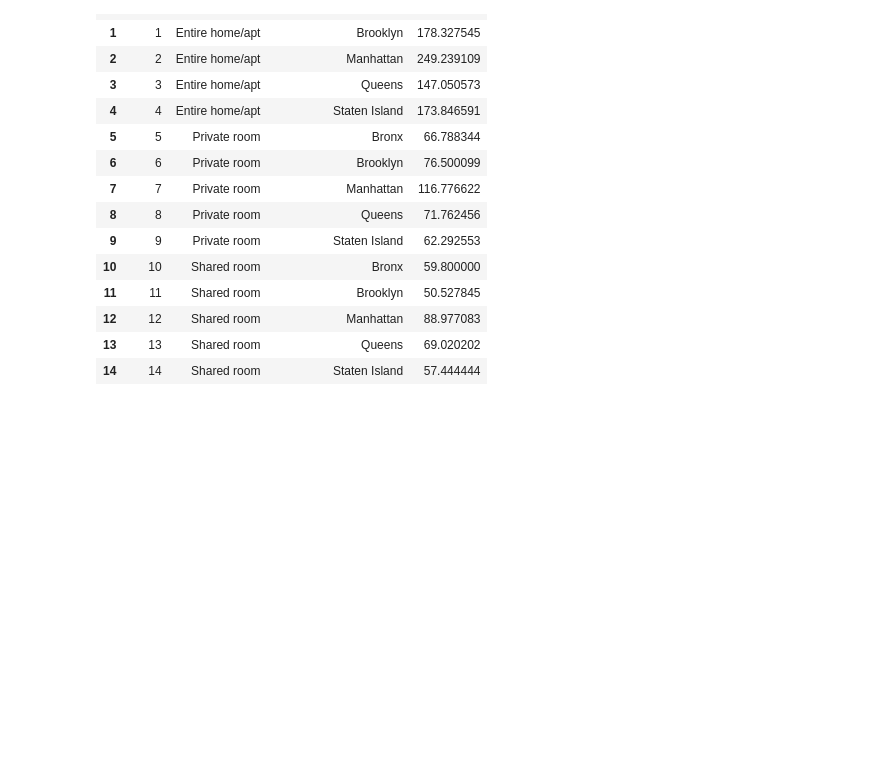
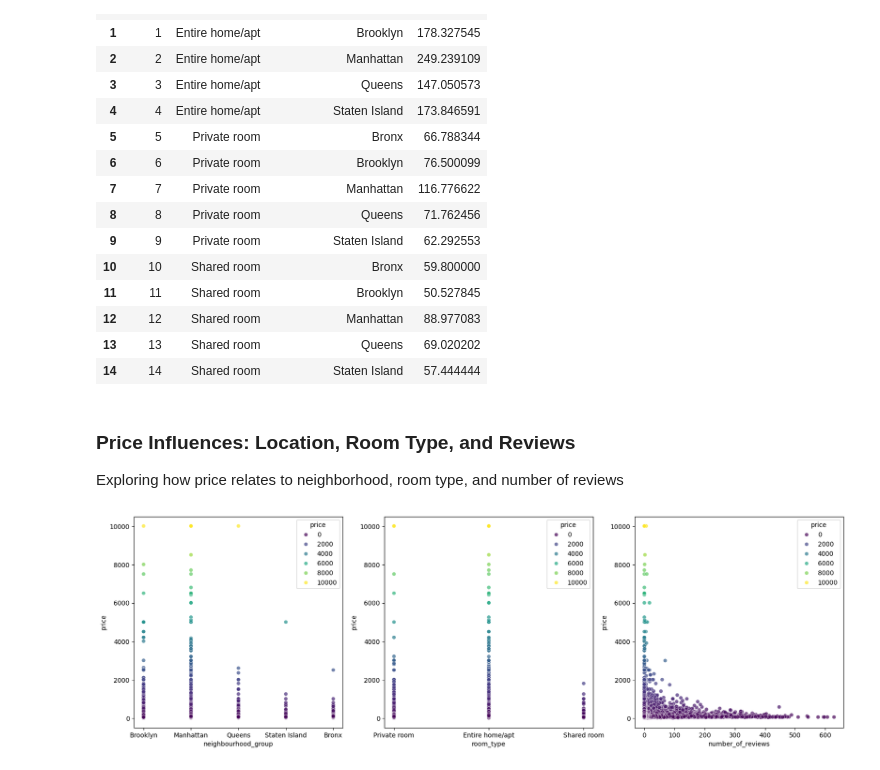
Before and after one commit to msalaverri/machine-learning-python-msalaverri, a Jupyter notebook: src/explore.ipynb, the cells around one changed output. Saved outputs shown, nothing was run; the diff lists cells and outputs as text; code cells hidden in the pictures; blank space fills up the shorter version.

```diff
--- a/src/explore.ipynb
+++ b/src/explore.ipynb
@@ -291,3 +309,17 @@ avg_price_combined.reset_index()
 | 12 | 12 | Shared room | Manhattan | 88.977083 |
 | 13 | 13 | Shared room | Queens | 69.020202 |
 | 14 | 14 | Shared room | Staten Island | 57.444444 |
+# %% [markdown]
+### Price Influences: Location, Room Type, and Reviews
+
+Exploring how price relates to neighborhood, room type, and number of reviews
+# %%
+fig, axis = plt.subplots(figsize = (20, 6), ncols = 3)
+
+sns.scatterplot(ax = axis[0], data=df, x='neighbourhood_group', y='price', hue='price', palette='viridis', alpha=0.7)
+sns.scatterplot(ax = axis[1], data=df, x='room_type', y='price', hue='price', palette='viridis', alpha=0.7)
+sns.scatterplot(ax = axis[2], data=df, x='number_of_reviews', y='price', hue='price', palette='viridis', alpha=0.7)
+
+plt.show()
+# %% [output]
+[figure, added]
```
Also changed, not shown: parts of 30 cells of this notebook.
